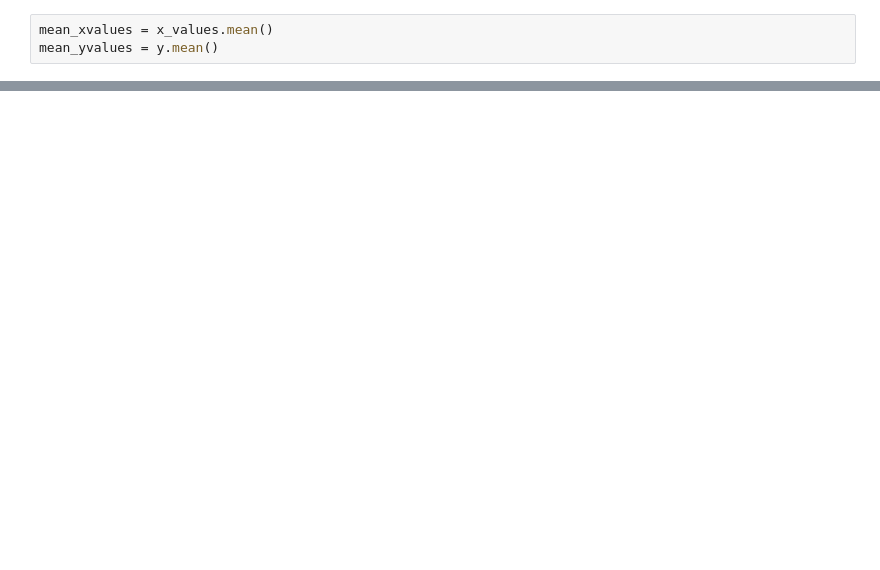
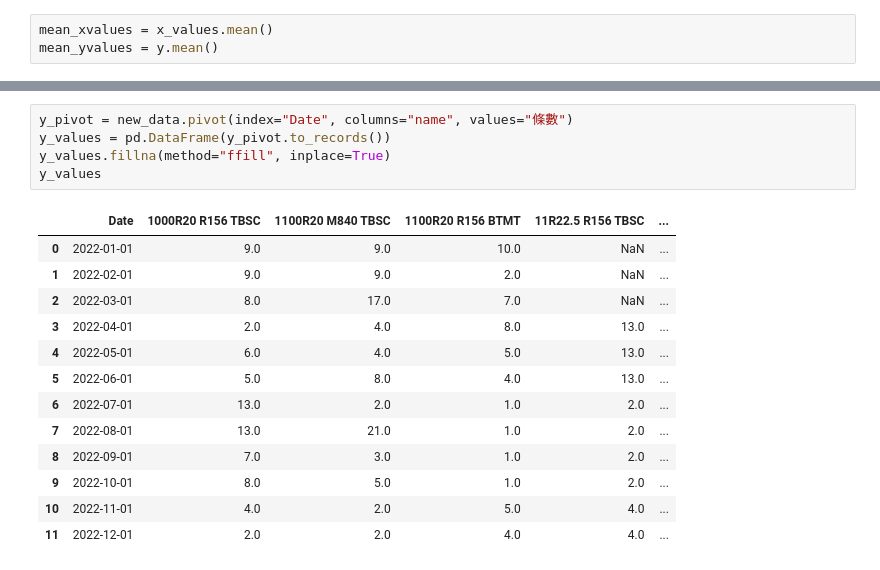
Before and after one commit to jimmyhsu1010/bridgestone_work_related, a Jupyter notebook: sales_related/Marketing相關/PED_analysis.ipynb, the cells around one changed output, grey strips where cells are left out. Drawn from its saved outputs; the diff is of its cells as text; blank space fills up the shorter version.

```diff
--- a/sales_related/Marketing相關/PED_analysis.ipynb
+++ b/sales_related/Marketing相關/PED_analysis.ipynb
@@ -71,0 +246,19 @@ result.pvalues
+# %%
+y_pivot = new_data.pivot(index="Date", columns="name", values="條數")
+y_values = pd.DataFrame(y_pivot.to_records())
+y_values.fillna(method="ffill", inplace=True)
+y_values
+# %% [output]
+|  | Date | 1000R20 R156 TBSC | 1100R20 M840 TBSC | 1100R20 R156 BTMT | 11R22.5 R156 TBSC | ... |
+| 0 | 2022-01-01 | 9.0 | 9.0 | 10.0 | NaN | ... |
+| 1 | 2022-02-01 | 9.0 | 9.0 | 2.0 | NaN | ... |
+| 2 | 2022-03-01 | 8.0 | 17.0 | 7.0 | NaN | ... |
+| 3 | 2022-04-01 | 2.0 | 4.0 | 8.0 | 13.0 | ... |
+| 4 | 2022-05-01 | 6.0 | 4.0 | 5.0 | 13.0 | ... |
+| 5 | 2022-06-01 | 5.0 | 8.0 | 4.0 | 13.0 | ... |
+| 6 | 2022-07-01 | 13.0 | 2.0 | 1.0 | 2.0 | ... |
+| 7 | 2022-08-01 | 13.0 | 21.0 | 1.0 | 2.0 | ... |
+| 8 | 2022-09-01 | 7.0 | 3.0 | 1.0 | 2.0 | ... |
+| 9 | 2022-10-01 | 8.0 | 5.0 | 1.0 | 2.0 | ... |
+| 10 | 2022-11-01 | 4.0 | 2.0 | 5.0 | 4.0 | ... |
+| 11 | 2022-12-01 | 2.0 | 2.0 | 4.0 | 4.0 | ... |
```
Also changed, not shown: parts of 37 cells of this notebook, 2 other files.
